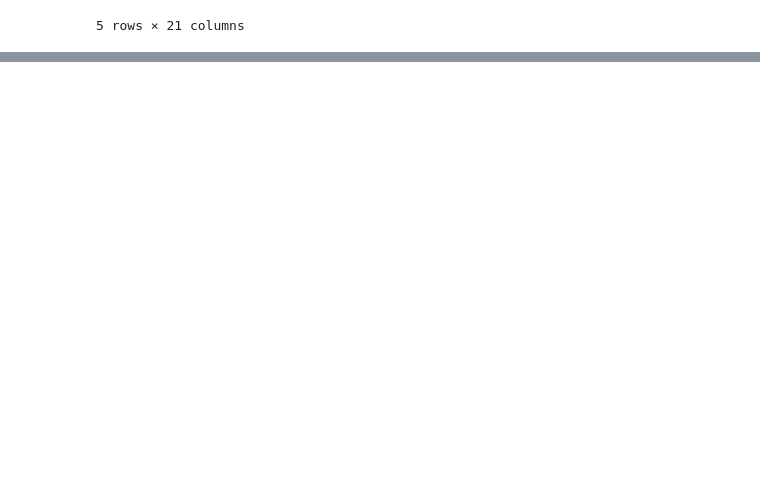
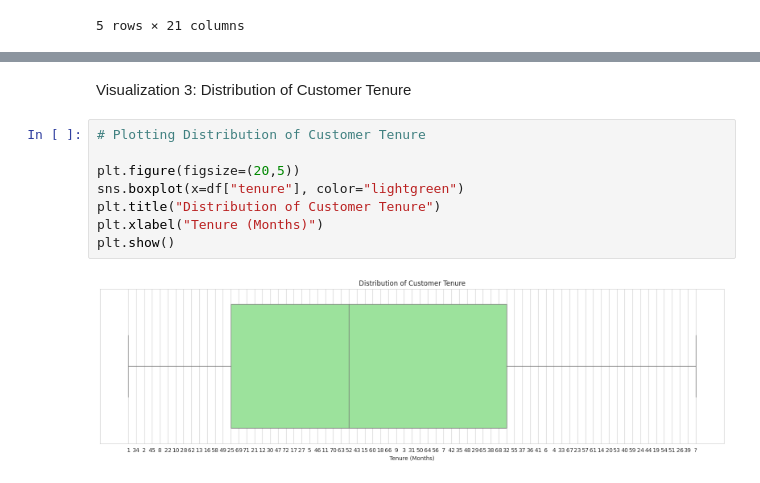
Before and after one commit to anujsh2004/Anuj-Sharma, a Jupyter notebook: EDA_23BDS0164.ipynb, the cells around one changed output, grey strips where cells are left out. Saved outputs shown, nothing was run; the diff lists cells and outputs as text; blank space fills up the shorter version.

```diff
--- a/EDA_23BDS0164.ipynb
+++ b/EDA_23BDS0164.ipynb
@@ -509,0 +539,12 @@ df.sample(5)
+# %% [markdown]
+Visualization 3: Distribution of Customer Tenure
+# %%
+# Plotting Distribution of Customer Tenure
+
+plt.figure(figsize=(20,5))
+sns.boxplot(x=df["tenure"], color="lightgreen")
+plt.title("Distribution of Customer Tenure")
+plt.xlabel("Tenure (Months)")
+plt.show()
+# %% [output]
+[figure, added]
```
Also changed, not shown: parts of 5 cells of this notebook.
